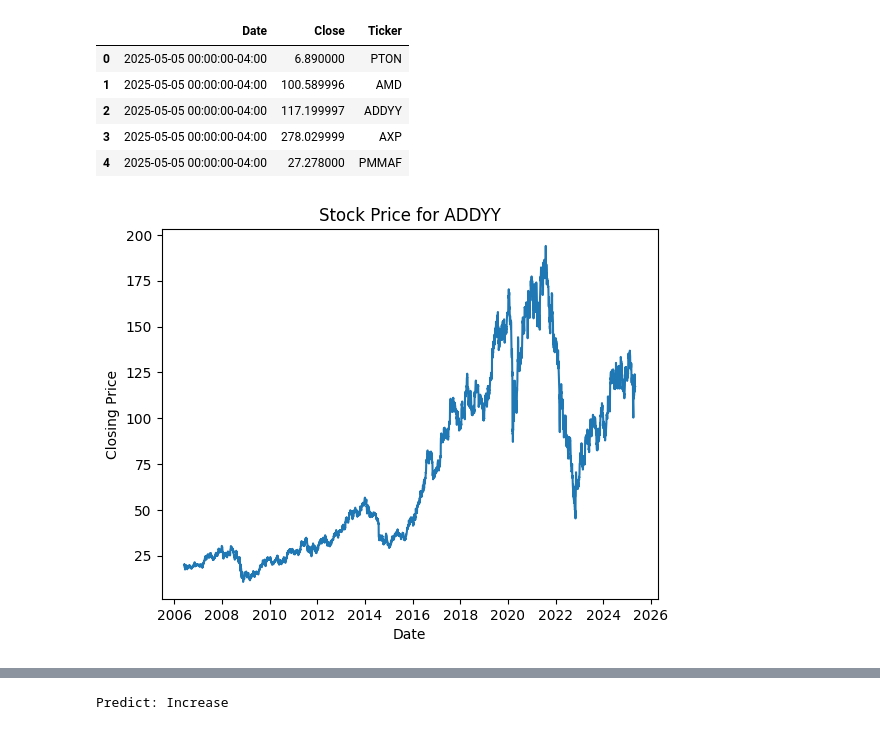
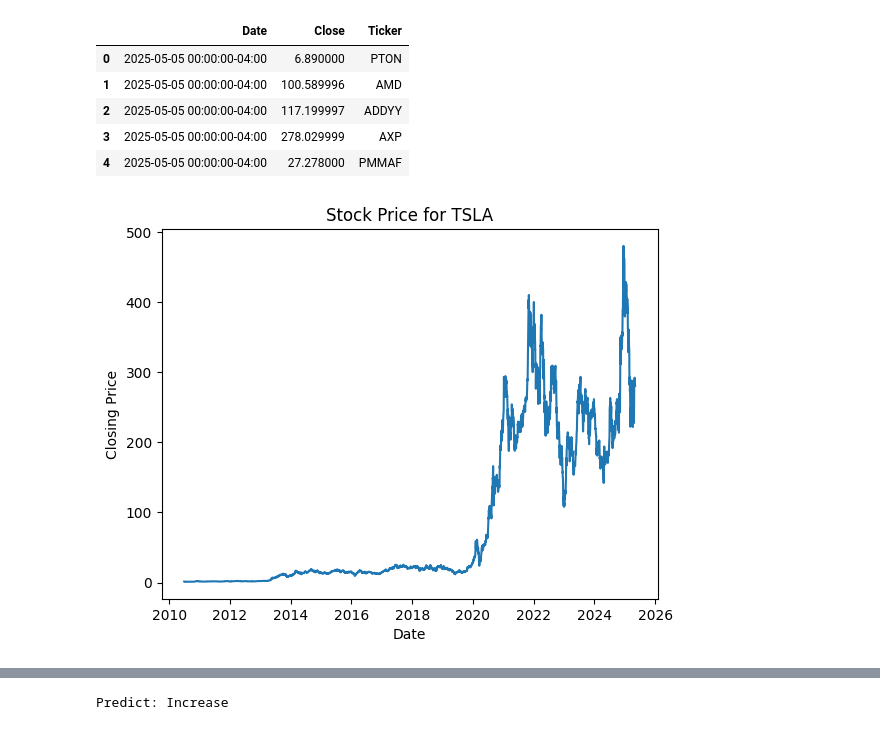
Before and after one commit to kerserbibk/lstm-stock-forecast-, a Jupyter notebook: stock_forecast.ipynb, the cells around one changed output, grey strips where cells are left out. Drawn from its saved outputs; the diff is of its cells as text; code cells hidden in the pictures.

```diff
--- a/stock_forecast.ipynb
+++ b/stock_forecast.ipynb
@@ -54,17 +54,17 @@ df.head()
 | 4 | 2025-05-05 00:00:00-04:00 | 27.278000 | PMMAF |
 # %%
 # --- Filter data for the specific ticker ---
-ticker_to_plot = 'ADDYY'  # Replace with the desired ticker symbol
+ticker_to_plot = 'TSLA'  # Replace with the desired ticker symbol
 filtered_df = df[df['Ticker'] == ticker_to_plot]
 
 # --- Plot the data for the filtered ticker ---
 plt.plot(filtered_df['Date'], filtered_df['Close'])
 plt.title(f'Stock Price for {ticker_to_plot}')  # Add a title to the plot
 plt.xlabel('Date')
 plt.ylabel('Closing Price')
 plt.show()
 # %% [output]
-[figure, old version]
+[figure, new version]
 # %%
 def create_dataset(data, lookback=look_back):
     X, y = [], []
```
Also changed, not shown: parts of 6 cells of this notebook.
